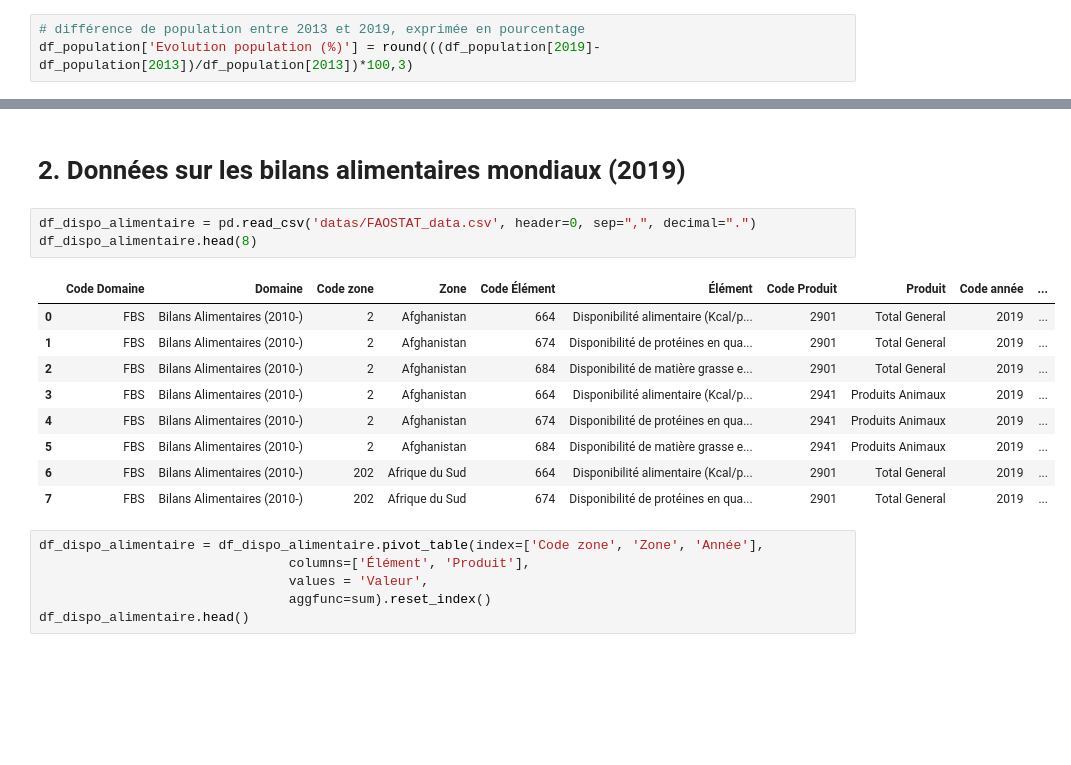
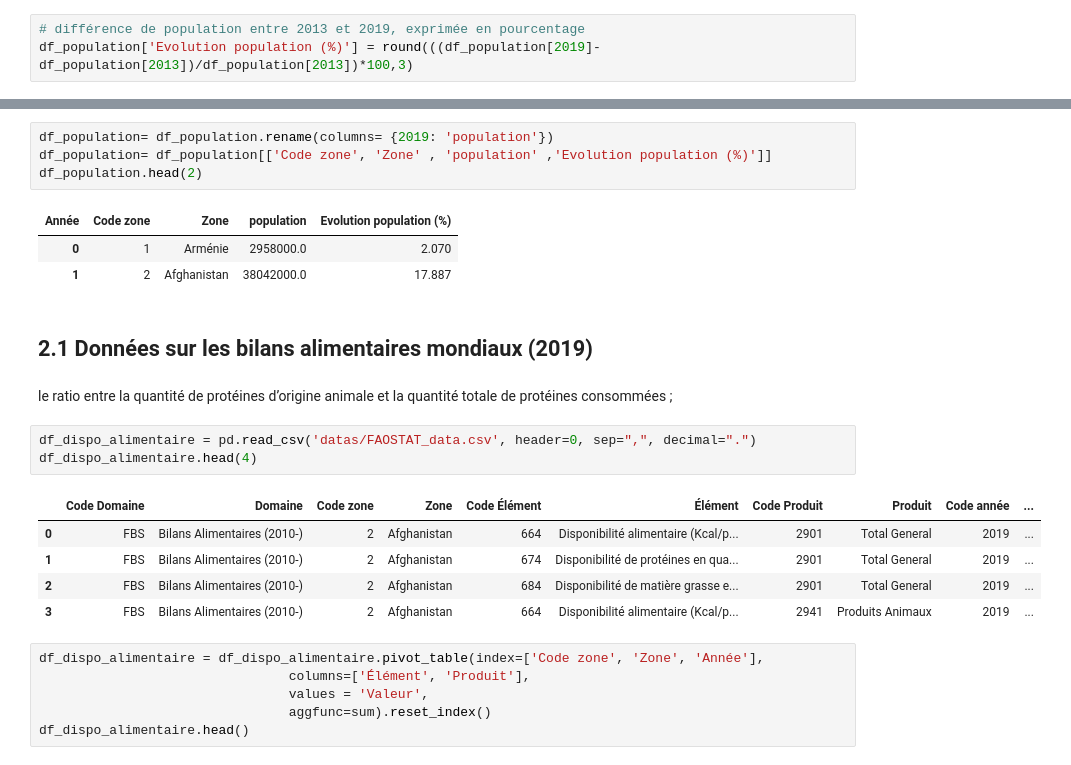
Before and after one commit to ROWAIDAK/ROWAIDAK-P5_Produisez-une-tude-de-march, a Jupyter notebook: P5_01 dendogramme.ipynb, the cells around one changed output, grey strips where cells are left out. Saved outputs shown, nothing was run; the diff lists cells and outputs as text; blank space fills up the shorter version.

```diff
--- a/P5_01 dendogramme.ipynb
+++ b/P5_01 dendogramme.ipynb
@@ -109,18 +127,24 @@ L'évolution 2013/2019 est de 6.349 %.
+# %%
+df_population= df_population.rename(columns= {2019: 'population'})
+df_population= df_population[['Code zone', 'Zone' , 'population' ,'Evolution population (%)']]
+df_population.head(2)
+# %% [output]
+| Année | Code zone | Zone | population | Evolution population (%) |
+| 0 | 1 | Arménie | 2958000.0 | 2.070 |
+| 1 | 2 | Afghanistan | 38042000.0 | 17.887 |
 # %% [markdown]
-# 2. Données sur les bilans alimentaires mondiaux (2019)
+## 2.1 Données sur les bilans alimentaires mondiaux (2019)
+# %% [markdown]
+le ratio entre la quantité de protéines d’origine animale et la quantité totale de protéines consommées ;
 # %%
 df_dispo_alimentaire = pd.read_csv('datas/FAOSTAT_data.csv', header=0, sep=",", decimal=".")
-df_dispo_alimentaire.head(8)
+df_dispo_alimentaire.head(4)
 # %% [output]
 |  | Code Domaine | Domaine | Code zone | Zone | Code Élément | Élément | Code Produit | Produit | Code année | ... |
 | 0 | FBS | Bilans Alimentaires (2010-) | 2 | Afghanistan | 664 | Disponibilité alimentaire (Kcal/p... | 2901 | Total General | 2019 | ... |
 | 1 | FBS | Bilans Alimentaires (2010-) | 2 | Afghanistan | 674 | Disponibilité de protéines en qua... | 2901 | Total General | 2019 | ... |
 | 2 | FBS | Bilans Alimentaires (2010-) | 2 | Afghanistan | 684 | Disponibilité de matière grasse e... | 2901 | Total General | 2019 | ... |
 | 3 | FBS | Bilans Alimentaires (2010-) | 2 | Afghanistan | 664 | Disponibilité alimentaire (Kcal/p... | 2941 | Produits Animaux | 2019 | ... |
-| 4 | FBS | Bilans Alimentaires (2010-) | 2 | Afghanistan | 674 | Disponibilité de protéines en qua... | 2941 | Produits Animaux | 2019 | ... |
-| 5 | FBS | Bilans Alimentaires (2010-) | 2 | Afghanistan | 684 | Disponibilité de matière grasse e... | 2941 | Produits Animaux | 2019 | ... |
-| 6 | FBS | Bilans Alimentaires (2010-) | 202 | Afrique du Sud | 664 | Disponibilité alimentaire (Kcal/p... | 2901 | Total General | 2019 | ... |
-| 7 | FBS | Bilans Alimentaires (2010-) | 202 | Afrique du Sud | 674 | Disponibilité de protéines en qua... | 2901 | Total General | 2019 | ... |
 # %%
 df_dispo_alimentaire = df_dispo_alimentaire.pivot_table(index=['Code zone', 'Zone', 'Année'],
                                 columns=['Élément', 'Produit'],
```
Also changed, not shown: parts of 34 cells of this notebook.
